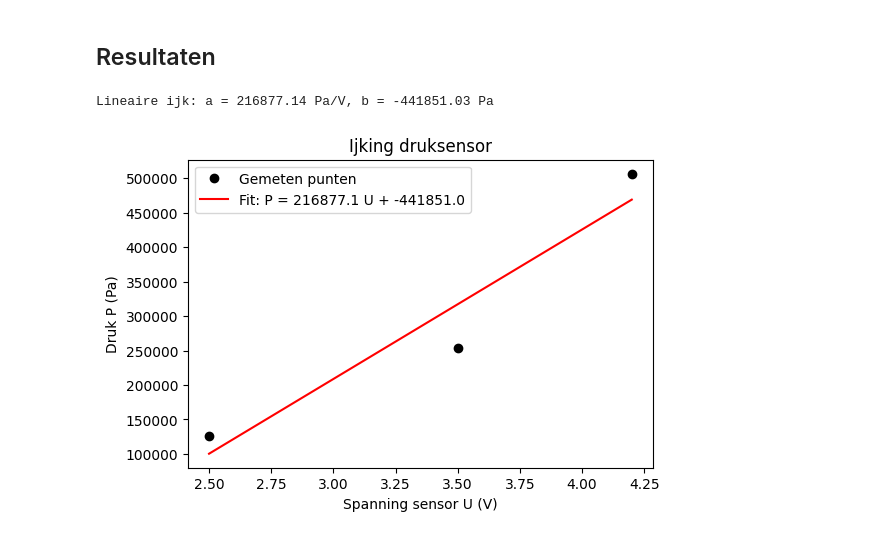
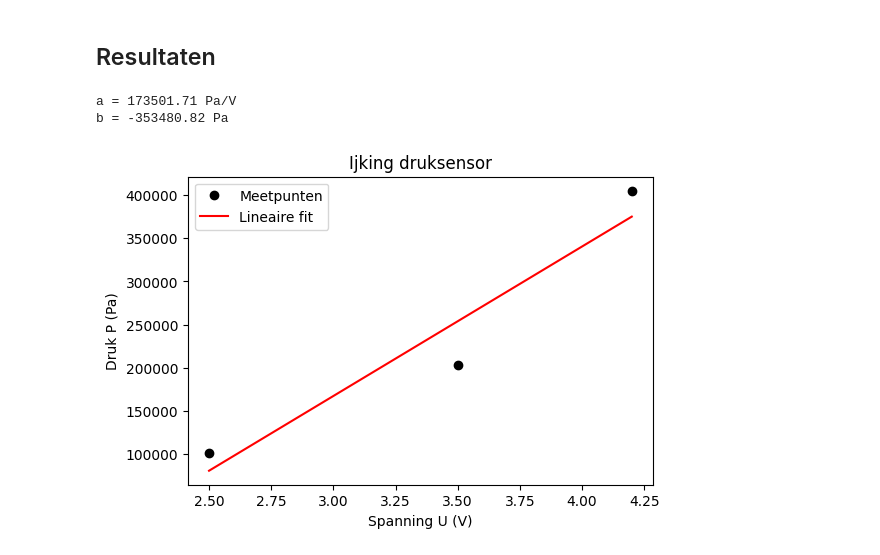
Before and after one commit to fKogelTU/Sarah_Frank, a Jupyter notebook: Content/Labs/druksensorijken.ipynb, the cells around one changed output. Drawn from its saved outputs; the diff is of its cells as text; code cells hidden in the pictures.

```diff
--- a/Content/Labs/druksensorijken.ipynb
+++ b/Content/Labs/druksensorijken.ipynb
@@ -69,34 +69,36 @@ Maak gebruik van een systematische fout in het volume om het volume van de tube
 # %%
 import numpy as np
 import matplotlib.pyplot as plt
 
-# Injectiespuit volumes
-V = np.array([40, 20, 10])  # mL
+# Injectiespuit volumes (mL)
+V = np.array([40, 20, 10])
 
-# Gemeten Arduino spanningen in V
-U = np.array([2.5, 3.5, 4.2])  # V, meetdata van U1, U2, U3
+# Gemeten spanningen (V)
+U = np.array([2.5, 3.5, 4.2])
 
-# Gasdruk berekenen
-P_atm = 101325  # atmosferische druk in Pa
-V0 = 50  # startvolume in mL
-P = P_atm * V0 / V  # druk bij elk volume
+# Druk via Boyle
+P_atm = 101325  # Pa
+V0 = 40         # beginvolume in mL
+P = P_atm * V0 / V
 
-# Lineaire fit
-coeffs = np.polyfit(U, P, 1)
-a, b = coeffs
-print(f"Lineaire ijk: a = {a:.2f} Pa/V, b = {b:.2f} Pa")
+# Lineaire fit P = aU + b
+a, b = np.polyfit(U, P, 1)
+
+print(f"a = {a:.2f} Pa/V")
+print(f"b = {b:.2f} Pa")
 
 # Plot
 plt.figure(figsize=(6,4))
-plt.plot(U, P, 'ko', label='Gemeten punten')
-plt.plot(U, a*U + b, 'r-', label=f'Fit: P = {a:.1f} U + {b:.1f}')
-plt.xlabel('Spanning sensor U (V)')
+plt.plot(U, P, 'ko', label='Meetpunten')
+plt.plot(U, a*U + b, 'r-', label='Lineaire fit')
+plt.xlabel('Spanning U (V)')
 plt.ylabel('Druk P (Pa)')
 plt.title('Ijking druksensor')
 plt.legend()
 plt.show()
 # %% [output]
-Lineaire ijk: a = 216877.14 Pa/V, b = -441851.03 Pa
+a = 173501.71 Pa/V
+b = -353480.82 Pa
-[figure, old version]
+[figure, new version]
 # %%
 import numpy as np
```
Also changed, not shown: parts of 1 cell of this notebook, 1 other file.
